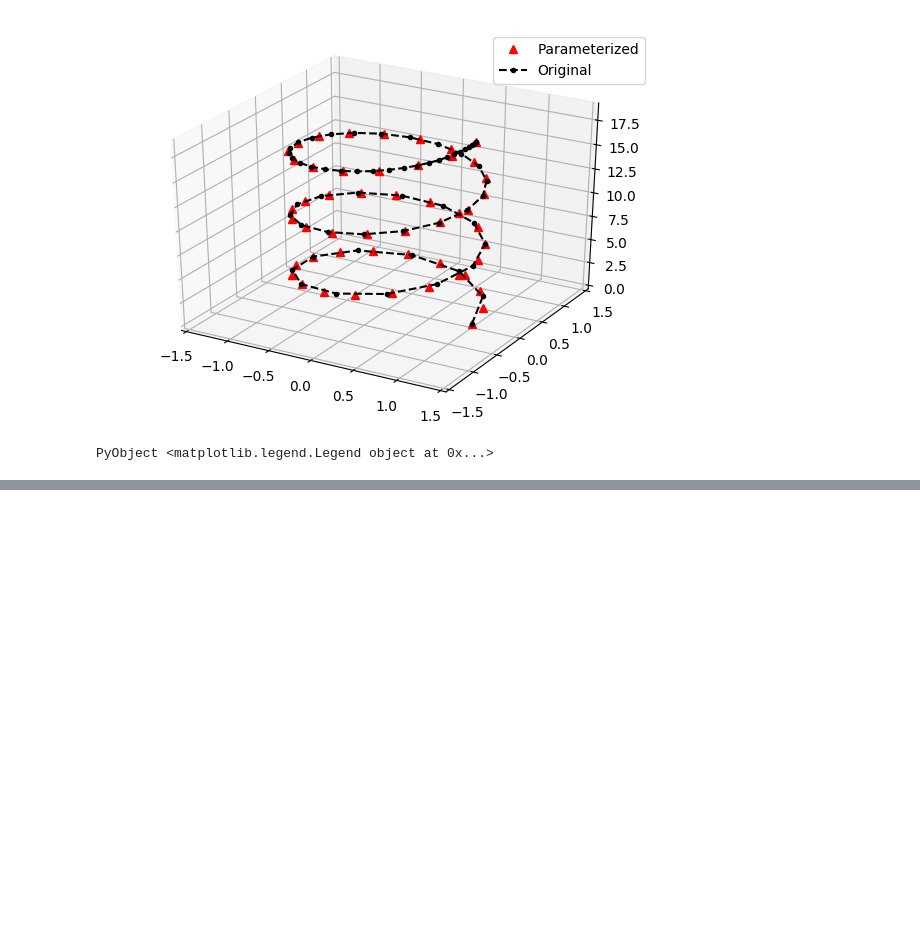
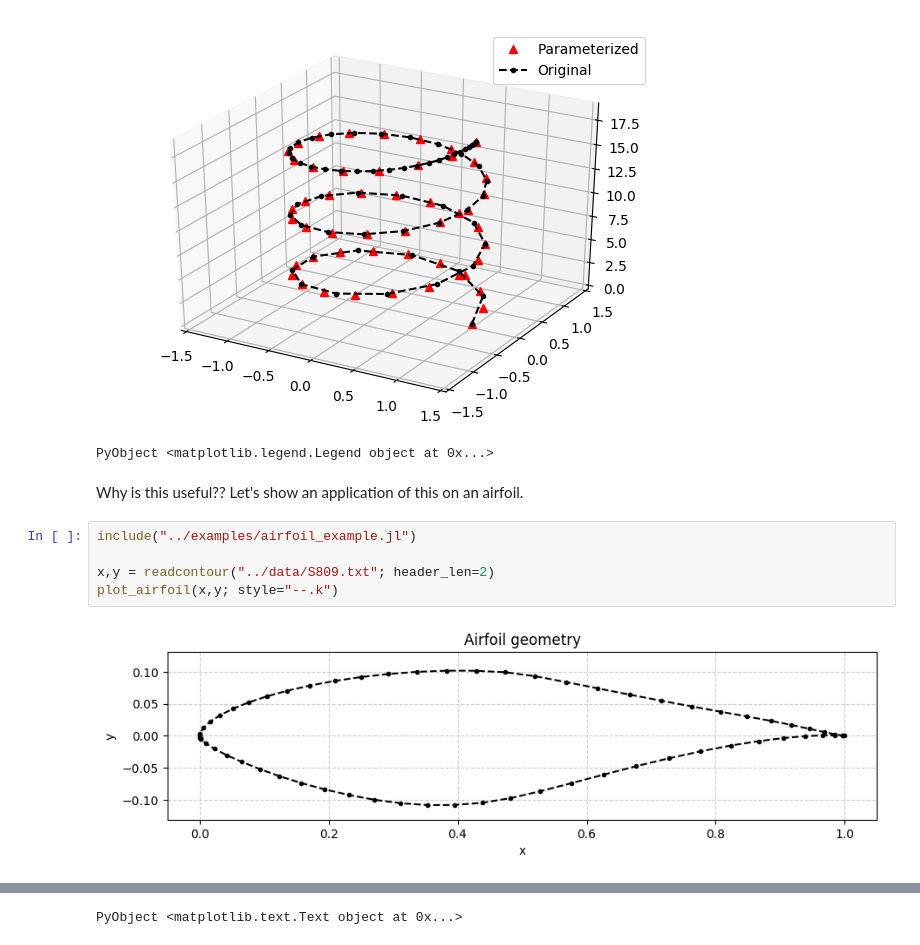
Before and after one commit to byuflowlab/GeometricTools.jl, a Jupyter notebook: docs/Documentation.ipynb, the cells around one changed output, grey strips where cells are left out. Drawn from its saved outputs; the diff is of its cells as text; blank space fills up the shorter version.

Commit message:
Write airfoil example

```diff
--- a/docs/Documentation.ipynb
+++ b/docs/Documentation.ipynb
@@ -404,3 +396,12 @@ plot2(points1; style="--.k", label="Original")
 # %% [output]
 [figure]
 PyObject <matplotlib.legend.Legend object at 0x...>
+# %% [markdown]
+Why is this useful?? Let's show an application of this on an airfoil.
+# %%
+include("../examples/airfoil_example.jl")
+
+x,y = readcontour("../data/S809.txt"; header_len=2)
+plot_airfoil(x,y; style="--.k")
+# %% [output]
+[figure, added]
@@ -406,0 +409 @@ PyObject <matplotlib.legend.Legend object at 0x...>
+PyObject <matplotlib.text.Text object at 0x...>
```
Also changed, not shown: parts of 7 cells of this notebook, 4 other files.
